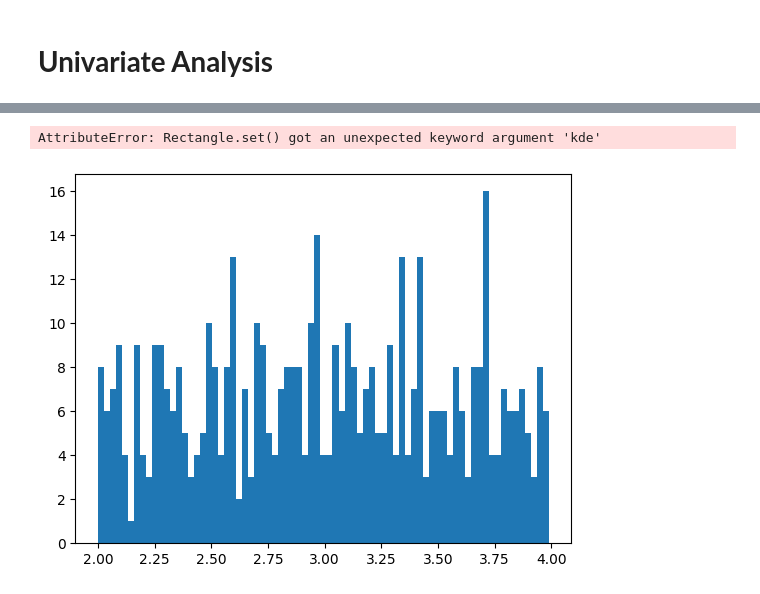
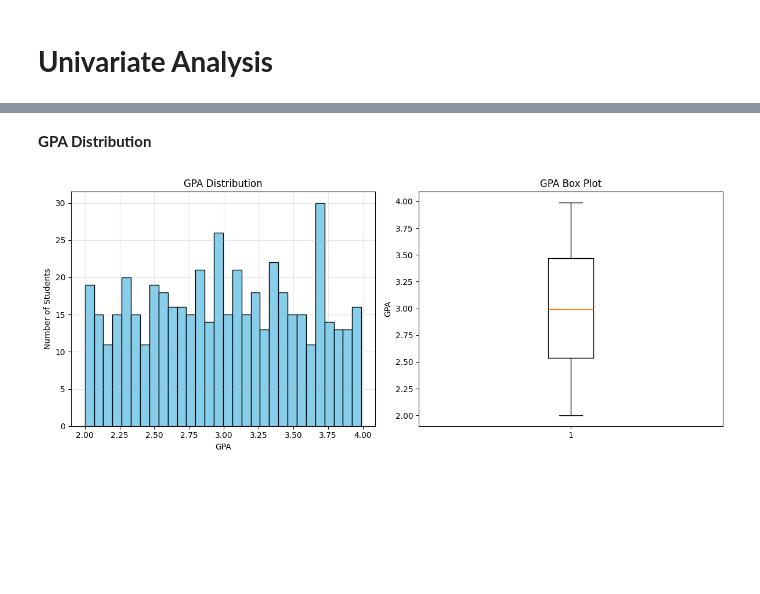
Before and after one commit to MuqaddasIftikhar17/EduMate-AI, a Jupyter notebook: ai/students.ipynb, the cells around one changed output, grey strips where cells are left out. Cells and saved outputs as stored; diff of their text form; code cells hidden in the pictures; blank space fills up the shorter version.

Commit message:
Add EDA with 15+ visualization and statistical tests.

```diff
--- a/ai/students.ipynb
+++ b/ai/students.ipynb
@@ -576,6 +342,24 @@ sns.scatterplot(students['gpa'])
-# %%
-plt.hist(students['gpa'], bins = 75, kde = True)
-plt.show()
-# %% [output]
-AttributeError: Rectangle.set() got an unexpected keyword argument 'kde'
-[figure, removed]
+# %% [markdown]
+**GPA Distribution**
+# %%
+# Plot GPA distribution
+plt.figure(figsize=(12, 5))
+
+# Histogram
+plt.subplot(1, 2, 1)
+plt.hist(students['gpa'], bins=30, color='skyblue', edgecolor='black')
+plt.title('GPA Distribution')
+plt.xlabel('GPA')
+plt.ylabel('Number of Students')
+plt.grid(True, alpha=0.3)
+
+# Box plot
+plt.subplot(1, 2, 2)
+plt.boxplot(students['gpa'])
+plt.title('GPA Box Plot')
+plt.ylabel('GPA')
+
+plt.tight_layout()
+plt.show()
+# %% [output]
+[figure, added]
```
Also changed, not shown: parts of 62 cells of this notebook.
